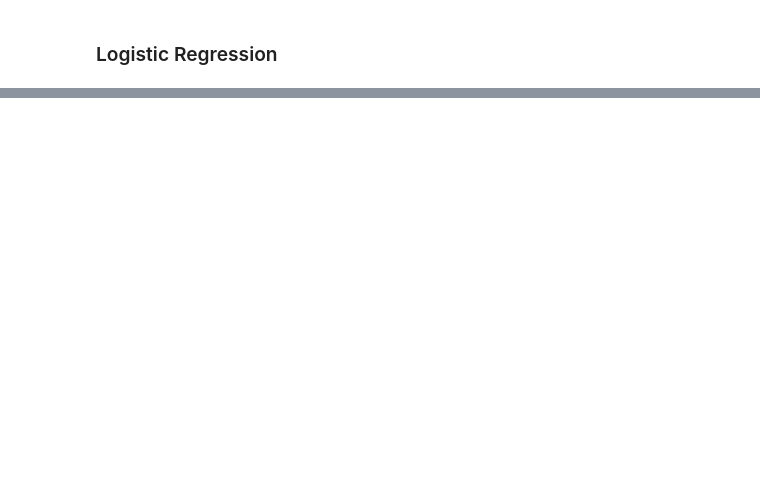
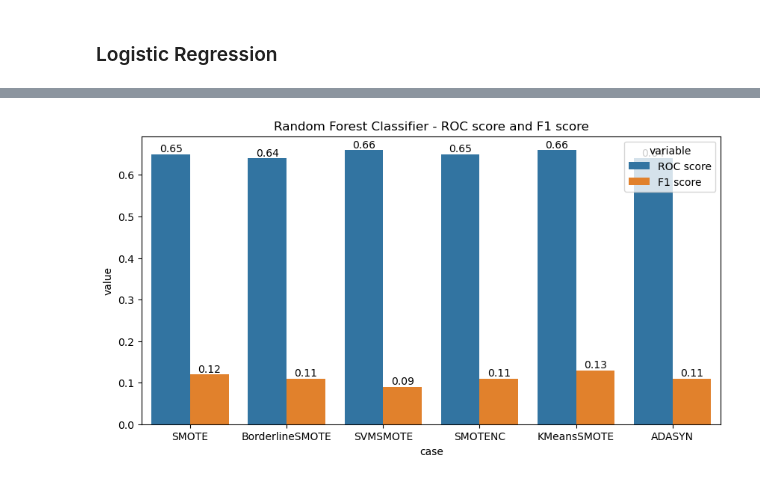
Before and after one commit to Buicongbang04/SMOTE, a Jupyter notebook: Test_model.ipynb, the cells around one changed output, grey strips where cells are left out. Saved outputs shown, nothing was run; the diff lists cells and outputs as text; code cells hidden in the pictures; blank space fills up the shorter version.

```diff
--- a/Test_model.ipynb
+++ b/Test_model.ipynb
@@ -457,0 +252,4 @@ plt.show()
+# %%
+plot_result()
+# %% [output]
+[figure, added]
```
Also changed, not shown: parts of 29 cells of this notebook, 1 other file.
